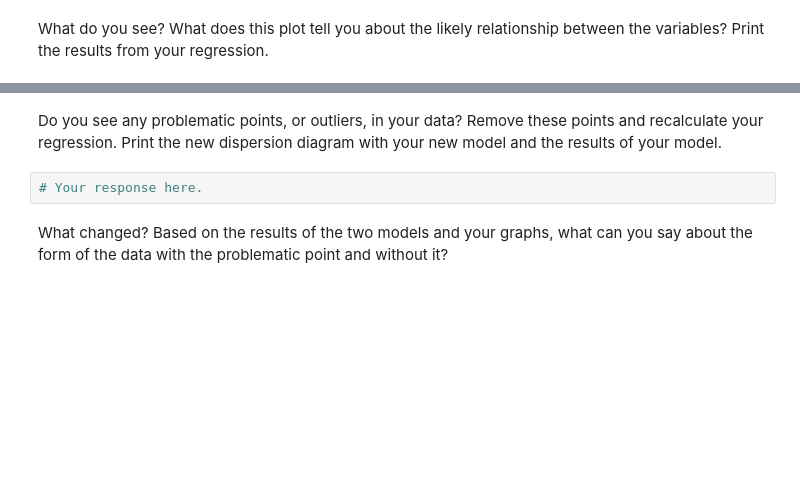
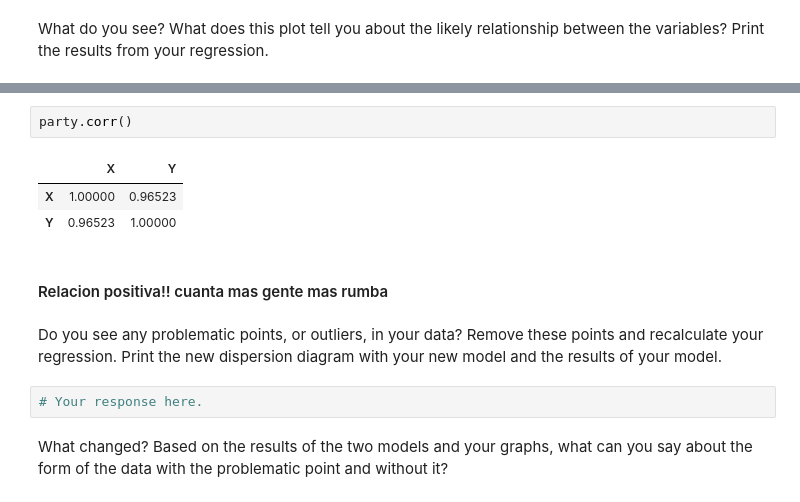
Before and after one commit to xarlomi/lab-regression-analysis, a Jupyter notebook: your-code.ipynb, the cells around one changed output, grey strips where cells are left out. Drawn from its saved outputs; the diff is of its cells as text; blank space fills up the shorter version.

```diff
--- a/your-code.ipynb
+++ b/your-code.ipynb
@@ -334,3 +370,11 @@ What do you see? What does this plot tell you about the likely relationship betw
+# %%
+party.corr()
+# %% [output]
+|  | X | Y |
+| X | 1.00000 | 0.96523 |
+| Y | 0.96523 | 1.00000 |
+# %% [markdown]
+#### Relacion positiva!! cuanta mas gente mas rumba
 # %% [markdown]
 Do you see any problematic points, or outliers, in your data? Remove these points and recalculate your regression. Print the new dispersion diagram with your new model and the results of your model.
 # %%
```
Also changed, not shown: parts of 13 cells of this notebook.
